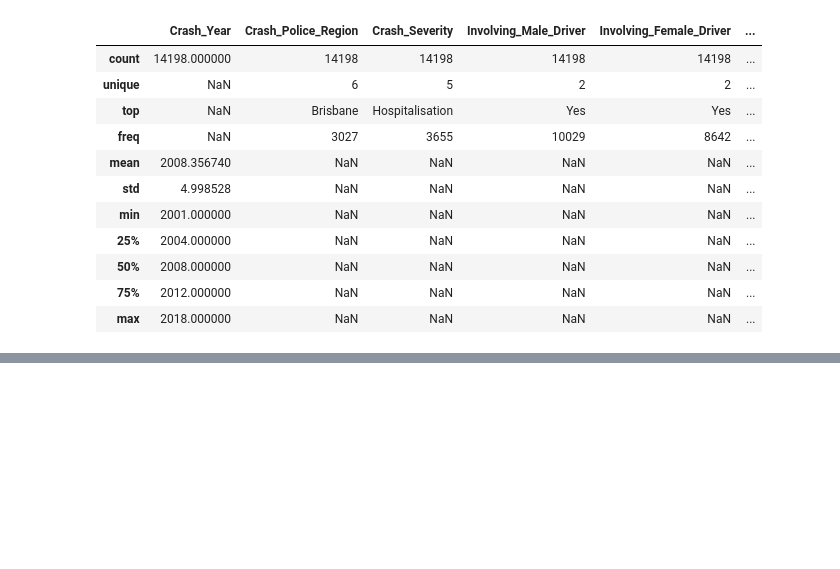
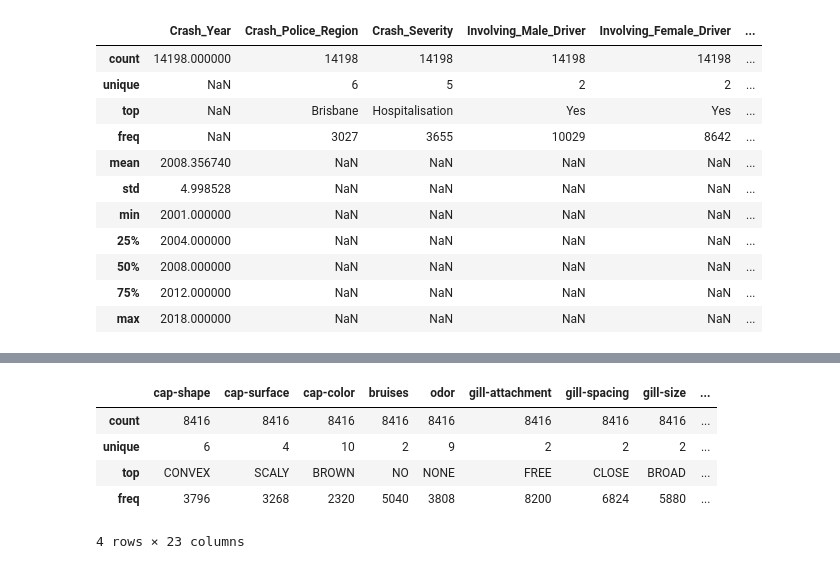
Before and after one commit to AmmaraRazzaq/DataAnalysis_with_Python, a Jupyter notebook: DataAnalysiswithPython.ipynb, the cells around one changed output, grey strips where cells are left out. Drawn from its saved outputs; the diff is of its cells as text; code cells hidden in the pictures; blank space fills up the shorter version.

```diff
--- a/DataAnalysiswithPython.ipynb
+++ b/DataAnalysiswithPython.ipynb
@@ -77,0 +107,9 @@ df.describe(include='all') #unique is the number of distinct objects in the colu
+# %%
+df.describe()
+# %% [output]
+|  | cap-shape | cap-surface | cap-color | bruises | odor | gill-attachment | gill-spacing | gill-size | ... |
+| count | 8416 | 8416 | 8416 | 8416 | 8416 | 8416 | 8416 | 8416 | ... |
+| unique | 6 | 4 | 10 | 2 | 9 | 2 | 2 | 2 | ... |
+| top | CONVEX | SCALY | BROWN | NO | NONE | FREE | CLOSE | BROAD | ... |
+| freq | 3796 | 3268 | 2320 | 5040 | 3808 | 8200 | 6824 | 5880 | ... |
+4 rows × 23 columns
```
Also changed, not shown: parts of 13 cells of this notebook.
